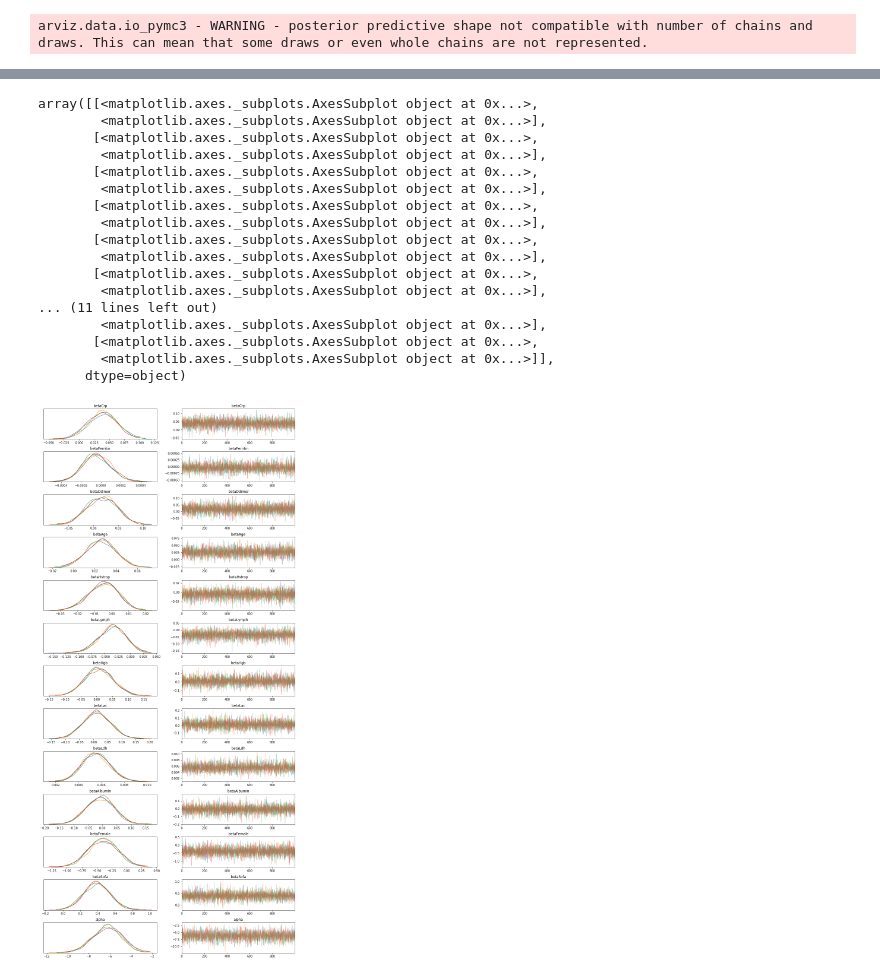
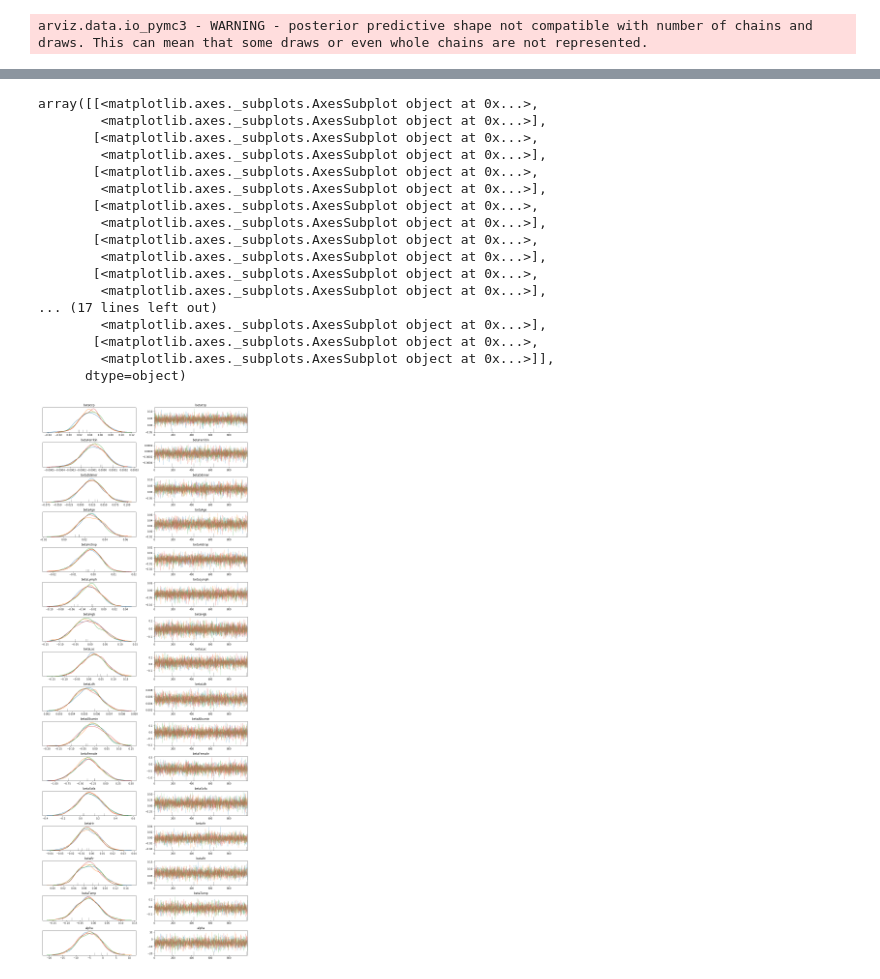
Before and after one commit to jburke5/edCovidRiskPrediction, a Jupyter notebook: buildModelFromUMDataNotebook.ipynb, the cells around one changed output, grey strips where cells are left out. Saved outputs shown, nothing was run; the diff lists cells and outputs as text; code cells hidden in the pictures.

```diff
--- a/buildModelFromUMDataNotebook.ipynb
+++ b/buildModelFromUMDataNotebook.ipynb
@@ -100,7 +120,8 @@ imputedData = mice.MICEData(rawData)
 
 for var in ['AGE_AT_VISIT_YRS', 'female', 'TRIAGE_SBP', 'TRIAGE_DBP', 'ED_LAB_CRP', 'ED_LAB_DDIMER',
             'ED_LAB_FERRITIN', 'ED_LAB_CBC_PLT', 'ED_LAB_CMP_CR', 'ED_LAB_CMP_TBILI', 'ED_LAB_HSTROP0',
-            'ED_LAB_IL6', 'ED_LAB_CBC_LYM', 'ED_LAB_CBC_HGB', 'ED_LAB_VBG_LAC', 'ED_LAB_LDH', 'ED_LAB_CMP_ALB']:
+            'ED_LAB_IL6', 'ED_LAB_CBC_LYM', 'ED_LAB_CBC_HGB', 'ED_LAB_VBG_LAC', 'ED_LAB_LDH', 'ED_LAB_CMP_ALB',
+            'TRIAGE_HR', 'TRIAGE_RR',  'TRIAGE_TEMP']:
     imputedData.set_imputer(var, formula=ols_formula(rawData, var))
 
 imputedData.update_all(20)
@@ -114,7 +135,8 @@ cleanedData.rename(columns={'AGE_AT_VISIT_YRS' : 'age', 'TRIAGE_SBP' : 'sbp', 'T
                             'ED_LAB_CMP_TBILI' : 'tbili', 'ED_LAB_HSTROP0' : 'hsTrop',
                             'ED_LAB_IL6' : 'il6', 'ED_LAB_CBC_LYM' : 'lymph',
                             'ED_LAB_CBC_HGB': 'hgb', 'ED_LAB_VBG_LAC':'lac', 'ED_LAB_LDH':'ldh',
-                            'ED_LAB_CMP_ALB': 'albumin'}, inplace=True)
+                            'ED_LAB_CMP_ALB': 'albumin', 'TRIAGE_HR':'hr',
+                           'TRIAGE_RR':'rr', 'TRIAGE_TEMP':'temp'}, inplace=True)
 # %%
 cleanedData
 # %% [output]
@@ -161,7 +183,7 @@ cleanedData['creatCat'] = pd.cut(cleanedData.creatinine, [0, 1.19, 1.99, 3.49, 4
 cleanedData['sofa'] = cleanedData.sofa + cleanedData.creatCat
 # %%
 modelData = cleanedData[['age', 'female', 'crp','dDimer', 'ferritin', 'hsTrop','icu', 'sofa',
-                         'lymph', 'hgb', 'lac', 'ldh', 'albumin']]
+                         'lymph', 'hgb', 'lac', 'ldh', 'albumin', 'hr', 'rr', 'temp']]
 # %%
 modelData.head()
 # %% [output]
@@ -182,7 +204,7 @@ import pymc3 as pm
 def getBetaNameForLab(lab):
     return 'beta' + lab.capitalize()
 
-labs = ['crp', 'dDimer', 'ferritin', 'hsTrop', 'hgb', 'lac', 'ldh', 'albumin']
+labs = ['crp', 'dDimer', 'ferritin', 'hsTrop', 'hgb', 'lac', 'ldh', 'albumin', 'hr', 'rr', 'temp']
 
 with pm.Model() as logitICUWIthPriors:
     alpha = pm.Normal('alpha', mu=0, sd=10)
@@ -307,26 +337,26 @@ az.summary(trace_ICU, var_names=['betaCrp', 'betaFerritin', 'betaDdimer', 'betaA
 # %%
 az.plot_trace(trace_ICU, var_names=['betaCrp', 'betaFerritin', 'betaDdimer', 'betaAge', 'betaHstrop',
                                       'betaLymph', 'betaHgb', 'betaLac', 'betaLdh', 'betaAlbumin',
-                                    'betaFemale', 'betaSofa', 'alpha'])
+                                    'betaFemale', 'betaSofa', 'betaHr', 'betaRr', 'betaTemp', 'alpha'])
 # %% [output]
 array([[<matplotlib.axes._subplots.AxesSubplot object at 0x...>,
         <matplotlib.axes._subplots.AxesSubplot object at 0x...>],
        [<matplotlib.axes._subplots.AxesSubplot object at 0x...>,
         <matplotlib.axes._subplots.AxesSubplot object at 0x...>],
        [<matplotlib.axes._subplots.AxesSubplot object at 0x...>,
         <matplotlib.axes._subplots.AxesSubplot object at 0x...>],
        [<matplotlib.axes._subplots.AxesSubplot object at 0x...>,
         <matplotlib.axes._subplots.AxesSubplot object at 0x...>],
        [<matplotlib.axes._subplots.AxesSubplot object at 0x...>,
         <matplotlib.axes._subplots.AxesSubplot object at 0x...>],
        [<matplotlib.axes._subplots.AxesSubplot object at 0x...>,
         <matplotlib.axes._subplots.AxesSubplot object at 0x...>],
-... (11 lines left out)
+... (17 lines left out)
         <matplotlib.axes._subplots.AxesSubplot object at 0x...>],
        [<matplotlib.axes._subplots.AxesSubplot object at 0x...>,
         <matplotlib.axes._subplots.AxesSubplot object at 0x...>]],
       dtype=object)
-[figure, old version]
+[figure, new version]
 # %%
 outputDF = pd.DataFrame({'predictedProb' : modelData.posteriorProbabilities, 'icu' : modelData.icu})
 outputDF['icuDecile'] = pd.qcut(outputDF.predictedProb, 10)
```
Also changed, not shown: parts of 23 cells of this notebook, 17 other files.
